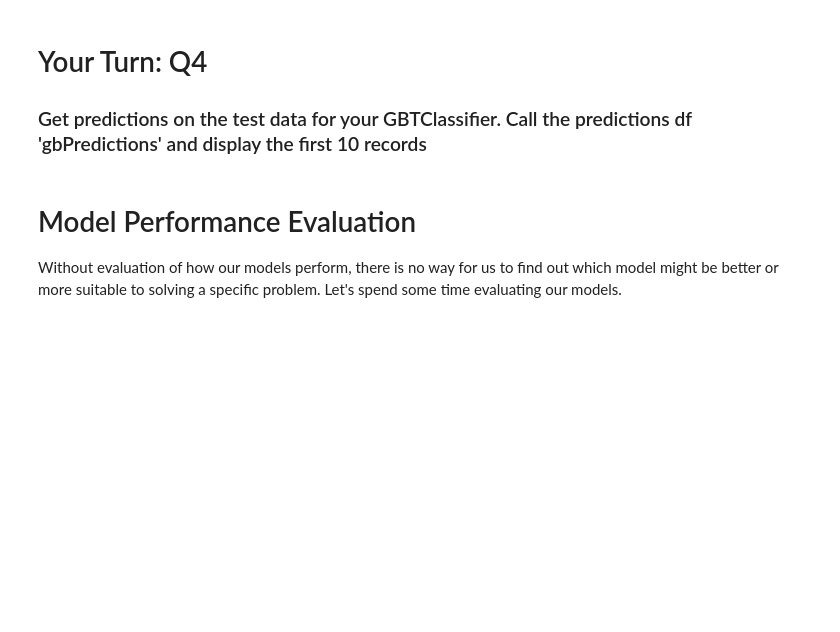
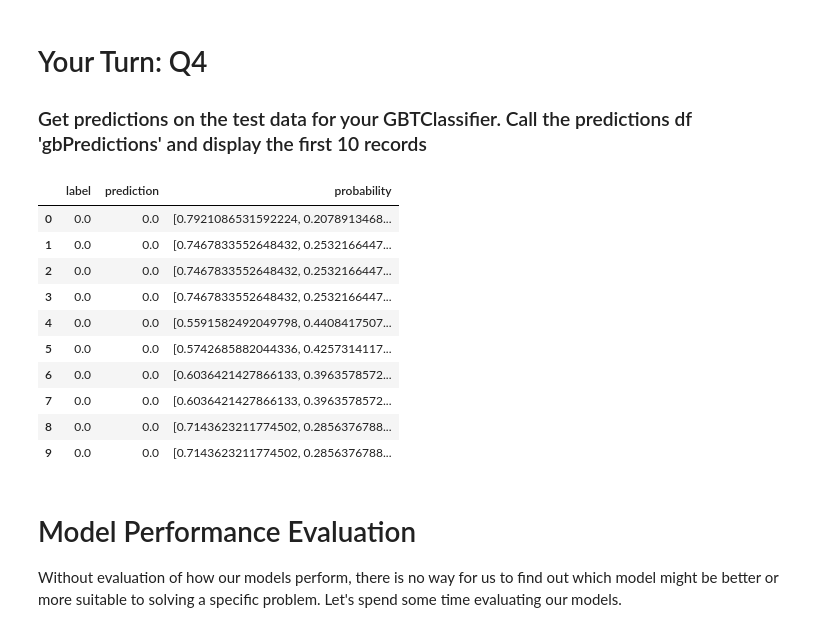
Before and after one commit to yungnien/Springboard, a Jupyter notebook: springboard-aic-mini-projects-public/aic-9_3_7-scalable-ml-with-SparkML-mini-project/Spark ML Mini-Project.ipynb, the cells around one changed output. Drawn from its saved outputs; the diff is of its cells as text; code cells hidden in the pictures; blank space fills up the shorter version.

```diff
--- a/springboard-aic-mini-projects-public/aic-9_3_7-scalable-ml-with-SparkML-mini-project/Spark ML Mini-Project.ipynb
+++ b/springboard-aic-mini-projects-public/aic-9_3_7-scalable-ml-with-SparkML-mini-project/Spark ML Mini-Project.ipynb
@@ -508,14 +657,32 @@ Here you will train your own GBM Classifier and make predictions
 # Your Turn: Q3
 ### Train a GBTClassifier on the training data, call the trained model 'gbModel'
 - Note: You don't need to set a prediction threshold here, just try training a vanilla GBM model
+# %%
+from pyspark.ml.classification import GBTClassifier
+
+gb = GBTClassifier(labelCol="label", featuresCol="features", maxIter=10)
+gbModel = gb.fit(trainingData)
 # %% [markdown]
 # Your Turn: Q4
 ### Get predictions on the test data for your GBTClassifier. Call the predictions df 'gbPredictions' and display the first 10 records
 # %%
 # make predictions on test data
-
+gbPredictions = gbModel.transform(testData)
 
 # display predictions
+gbPredictions.select("label", "prediction", "probability").limit(10).toPandas()
+# %% [output]
+|  | label | prediction | probability |
+| 0 | 0.0 | 0.0 | [0.7921086531592224, 0.2078913468... |
+| 1 | 0.0 | 0.0 | [0.7467833552648432, 0.2532166447... |
+| 2 | 0.0 | 0.0 | [0.7467833552648432, 0.2532166447... |
+| 3 | 0.0 | 0.0 | [0.7467833552648432, 0.2532166447... |
+| 4 | 0.0 | 0.0 | [0.5591582492049798, 0.4408417507... |
+| 5 | 0.0 | 0.0 | [0.5742685882044336, 0.4257314117... |
+| 6 | 0.0 | 0.0 | [0.6036421427866133, 0.3963578572... |
+| 7 | 0.0 | 0.0 | [0.6036421427866133, 0.3963578572... |
+| 8 | 0.0 | 0.0 | [0.7143623211774502, 0.2856376788... |
+| 9 | 0.0 | 0.0 | [0.7143623211774502, 0.2856376788... |
 # %% [markdown]
 # Model Performance Evaluation
 
```
Also changed, not shown: parts of 58 cells of this notebook.
